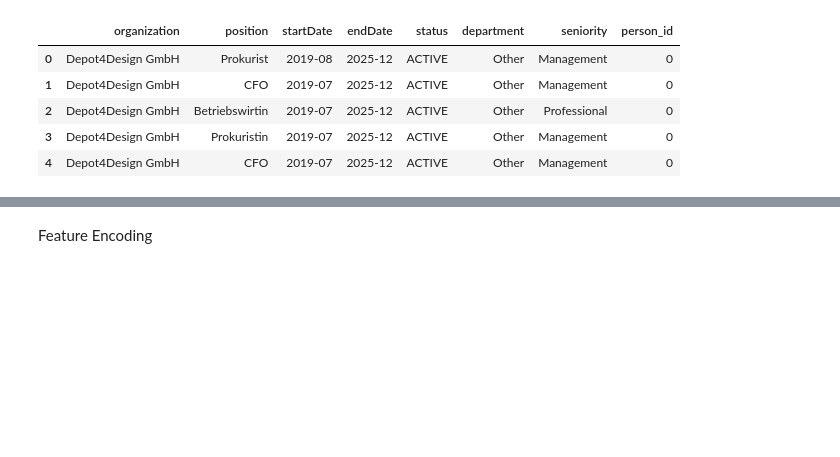
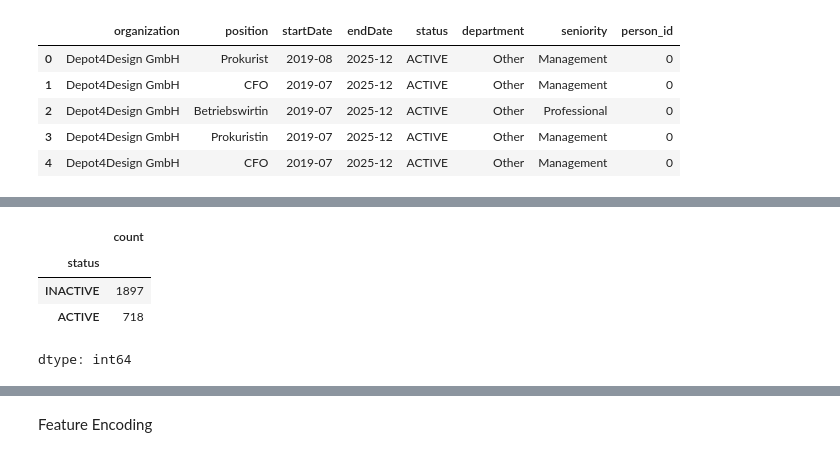
Before and after one commit to Leo278V/Final-Assignment-PDS, a Jupyter notebook: NLP_Model.ipynb, the cells around one changed output, grey strips where cells are left out. Cells and saved outputs as stored; diff of their text form; code cells hidden in the pictures; blank space fills up the shorter version.

```diff
--- a/NLP_Model.ipynb
+++ b/NLP_Model.ipynb
@@ -51,0 +163,9 @@ dtype: int64
+# %%
+#Did we successfully change all Unknown to Active if theres only one job?
+df_profiles["status"].value_counts(dropna=False)
+# %% [output]
+|  | count |
+| status |  |
+| INACTIVE | 1897 |
+| ACTIVE | 718 |
+dtype: int64
```
Also changed, not shown: parts of 28 cells of this notebook.
